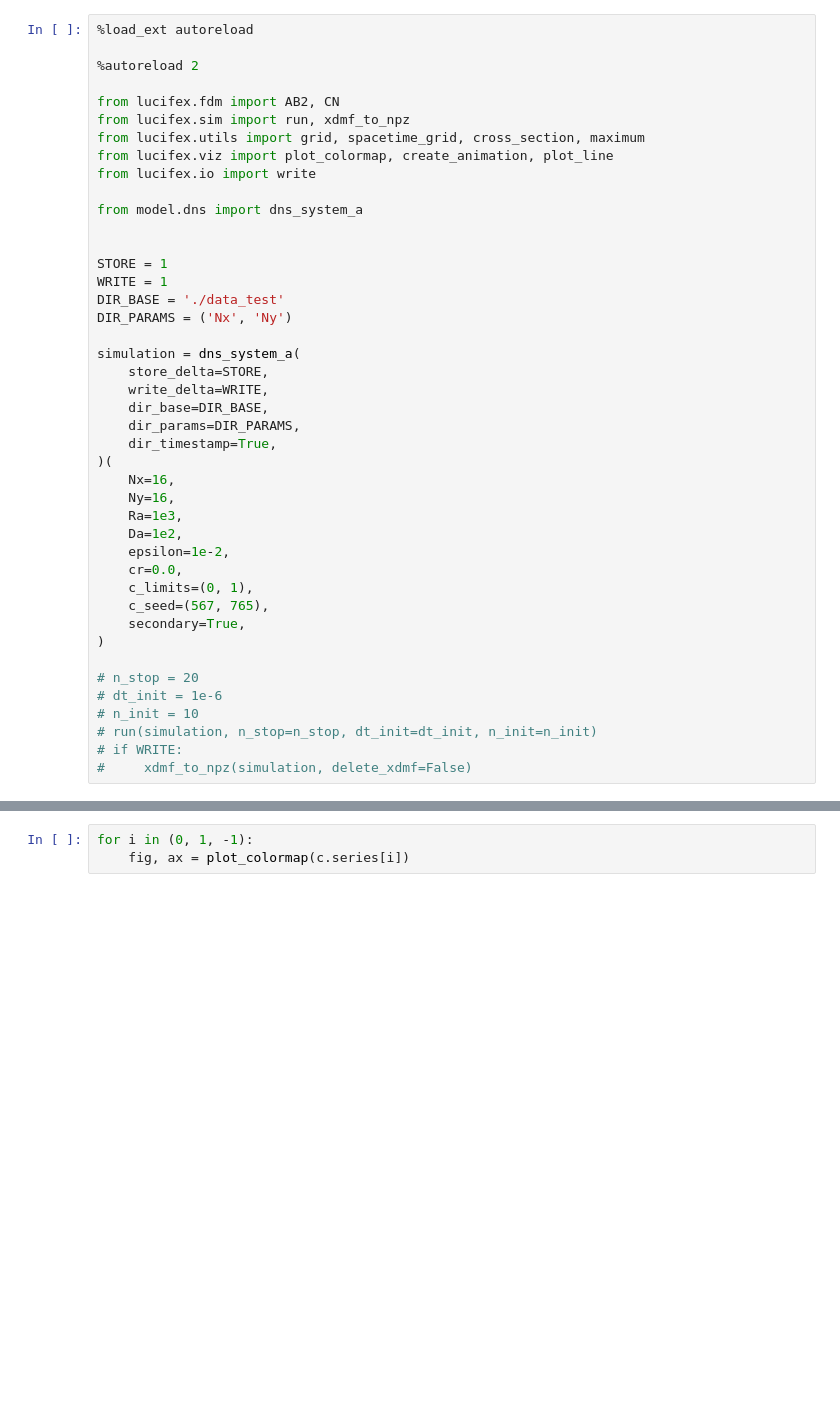
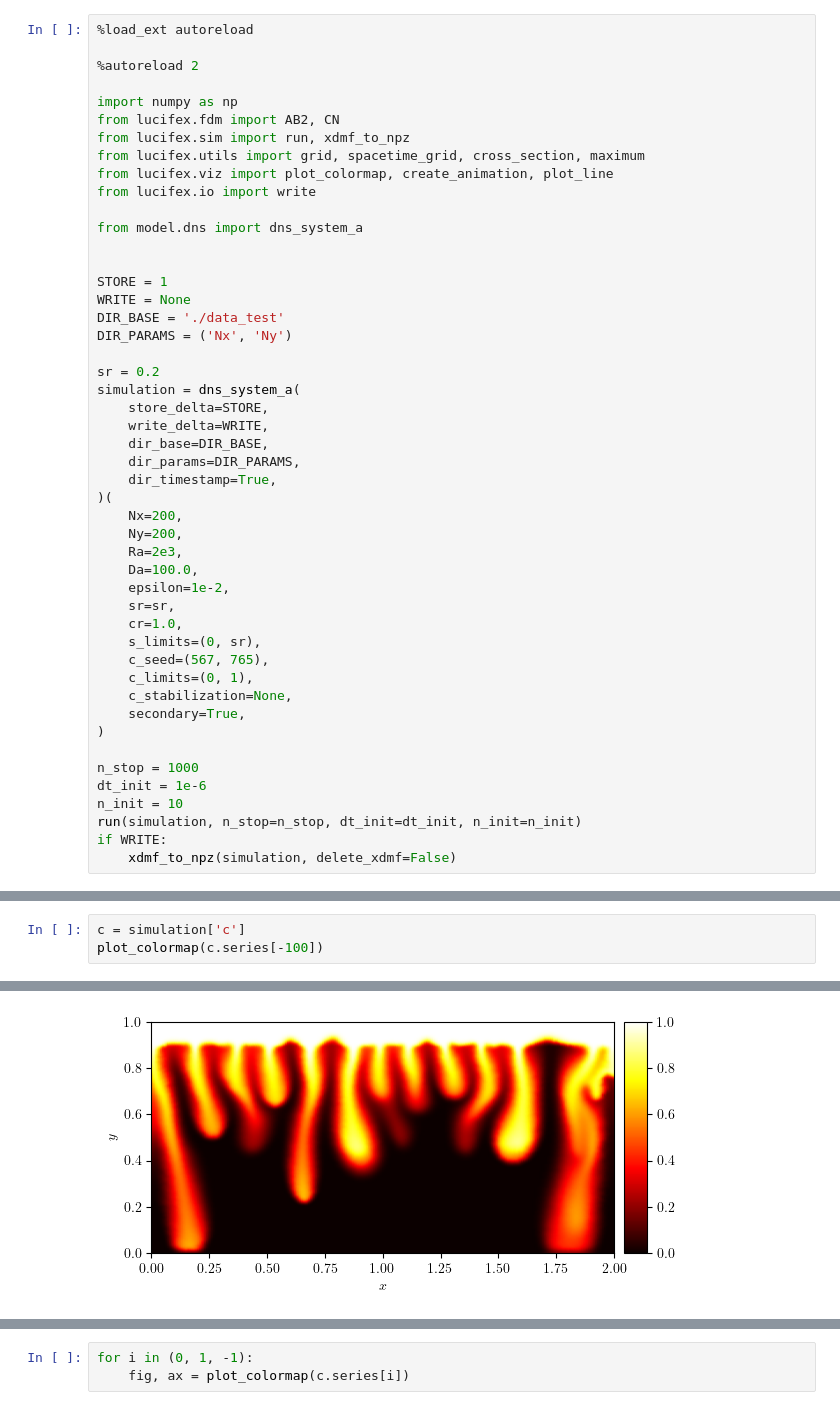
Before and after one commit to george-poole/CRoCoDiL, a Jupyter notebook: system_a/debug_dns.ipynb, the cells around one changed output, grey strips where cells are left out. Drawn from its saved outputs; the diff is of its cells as text; blank space fills up the shorter version.

```diff
--- a/system_a/debug_dns.ipynb
+++ b/system_a/debug_dns.ipynb
@@ -3,6 +3,7 @@
 
 %autoreload 2
 
+import numpy as np
 from lucifex.fdm import AB2, CN
 from lucifex.sim import run, xdmf_to_npz
 from lucifex.utils import grid, spacetime_grid, cross_section, maximum
@@ -13,10 +14,11 @@ from model.dns import dns_system_a
 
 
 STORE = 1
-WRITE = 1
+WRITE = None
 DIR_BASE = './data_test'
 DIR_PARAMS = ('Nx', 'Ny')
 
+sr = 0.2
 simulation = dns_system_a(
     store_delta=STORE,
     write_delta=WRITE,
@@ -24,20 +26,23 @@ simulation = dns_system_a(
     dir_params=DIR_PARAMS,
     dir_timestamp=True,
 )(
-    Nx=16,
-    Ny=16,
-    Ra=1e3,
-    Da=1e2,
+    Nx=200,
+    Ny=200,
+    Ra=2e3,
+    Da=100.0,
     epsilon=1e-2,
-    cr=0.0,
+    sr=sr,
+    cr=1.0,
+    s_limits=(0, sr),
+    c_seed=(567, 765),
     c_limits=(0, 1),
-    c_seed=(567, 765),
+    c_stabilization=None,
     secondary=True,
 )
 
-# n_stop = 20
-# dt_init = 1e-6
-# n_init = 10
-# run(simulation, n_stop=n_stop, dt_init=dt_init, n_init=n_init)
-# if WRITE:
-#     xdmf_to_npz(simulation, delete_xdmf=False)
+n_stop = 1000
+dt_init = 1e-6
+n_init = 10
+run(simulation, n_stop=n_stop, dt_init=dt_init, n_init=n_init)
+if WRITE:
+    xdmf_to_npz(simulation, delete_xdmf=False)
@@ -47,0 +49,4 @@ The autoreload extension is already loaded. To reload it, use:
+# %%
+c = simulation['c']
+plot_colormap(c.series[-100])
+# %% [output]
@@ -47,0 +54 @@ The autoreload extension is already loaded. To reload it, use:
+[figure, added]
```
Also changed, not shown: parts of 13 cells of this notebook, 32 other files.
